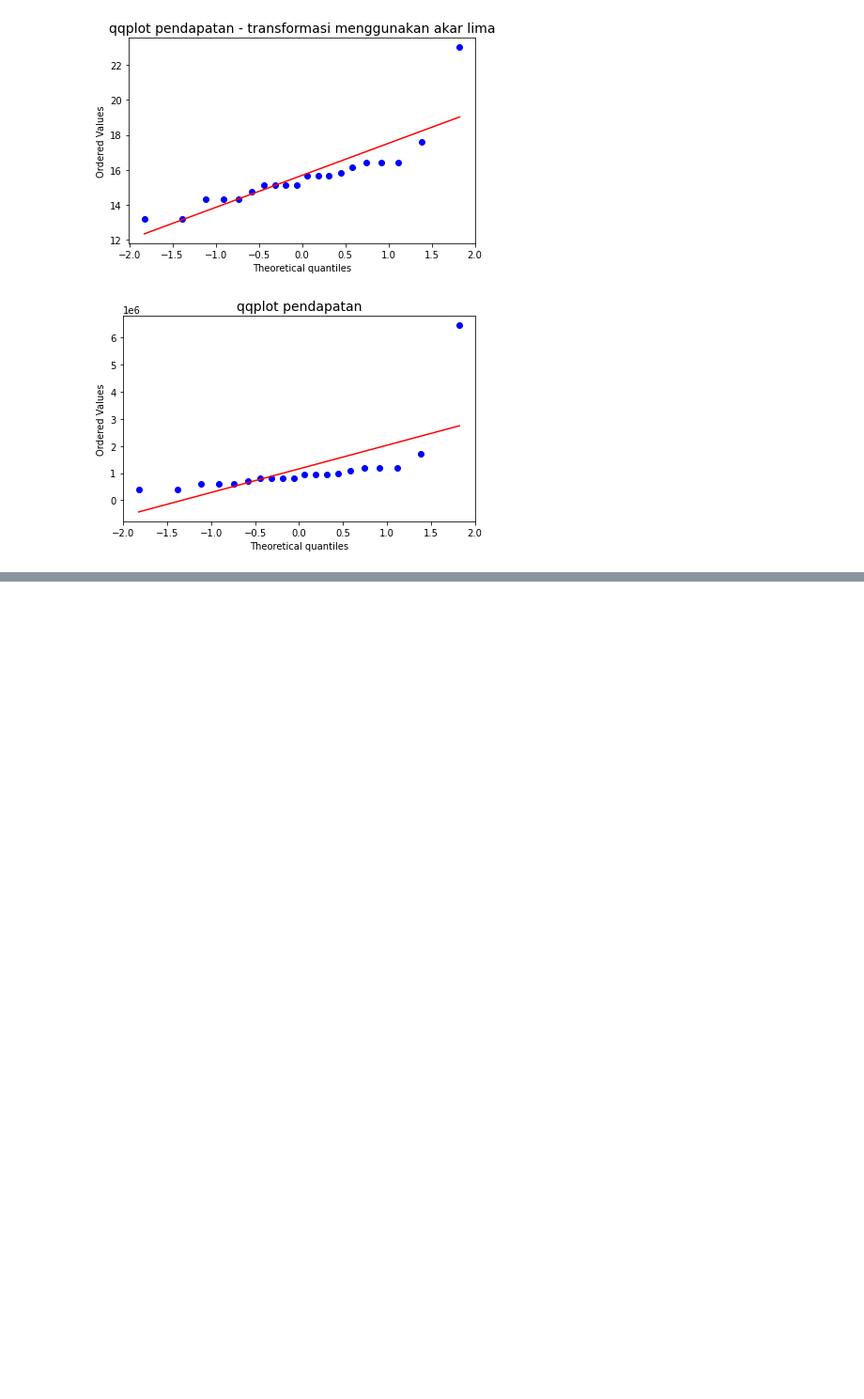
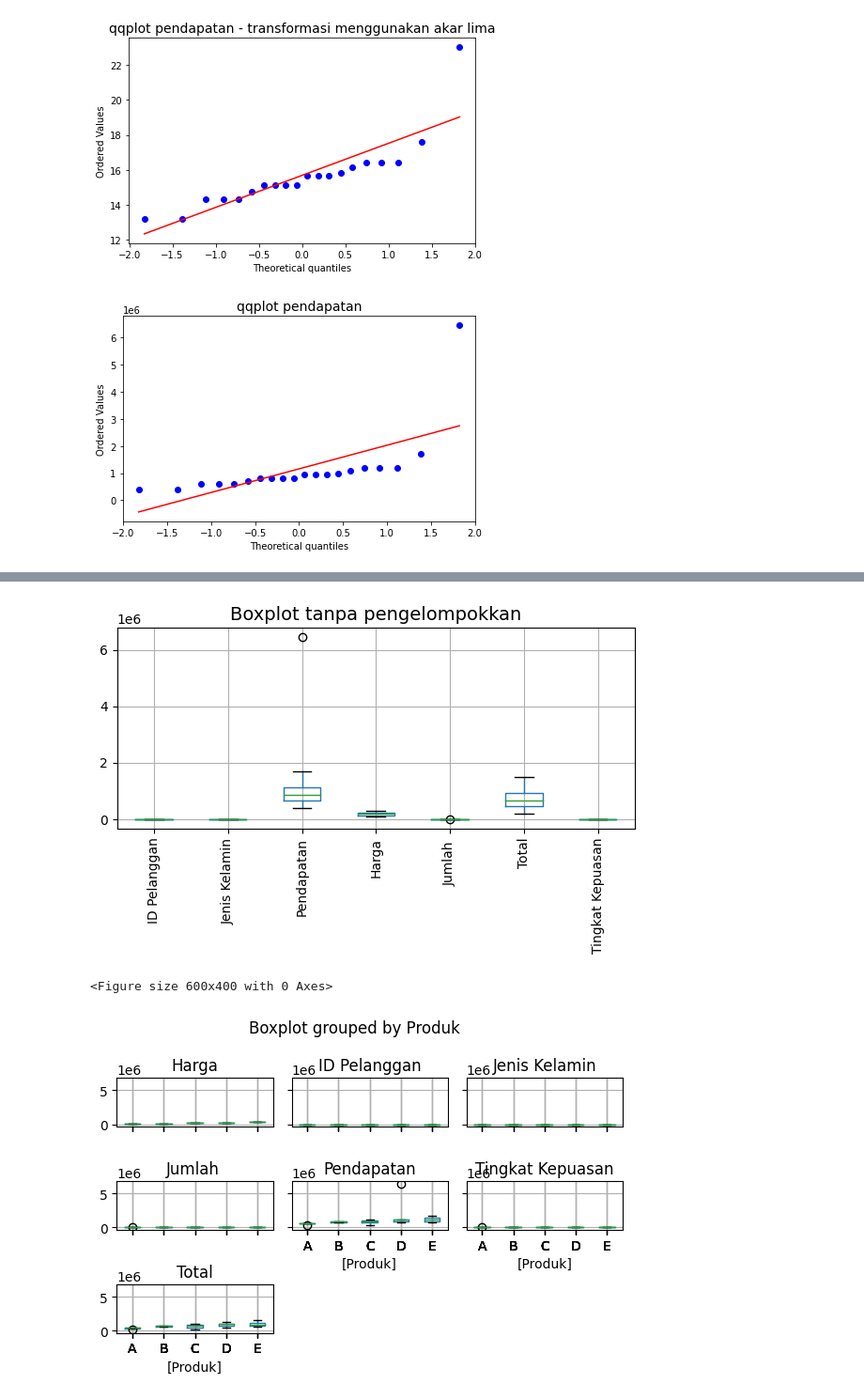
Before and after one commit to Iwanplayground/PROYEK-KECIL2AN, a Jupyter notebook: stat_usepy.ipynb, the cells around one changed output, grey strips where cells are left out. Shown: that part at 94% size. Saved outputs shown, nothing was run; the diff lists cells and outputs as text; code cells hidden in the pictures; blank space fills up the shorter version.

```diff
--- a/stat_usepy.ipynb
+++ b/stat_usepy.ipynb
@@ -173,0 +261,16 @@ plt.show()
+# %%
+# boxplot biasa tanpa pengelompokkan
+df.boxplot(rot=90)
+plt.title('Boxplot tanpa pengelompokkan', size=14)
+plt.tight_layout()
+plt.show()
+
+plt.figure()
+# box plot dengan pengelompokkan dilakukan oleh kolom 'Produk'
+df.boxplot(by='Produk')
+plt.tight_layout()
+plt.show()
+# %% [output]
+[figure, added]
+<Figure size 600x400 with 0 Axes>
+[figure, added]
```
Also changed, not shown: parts of 19 cells of this notebook.
